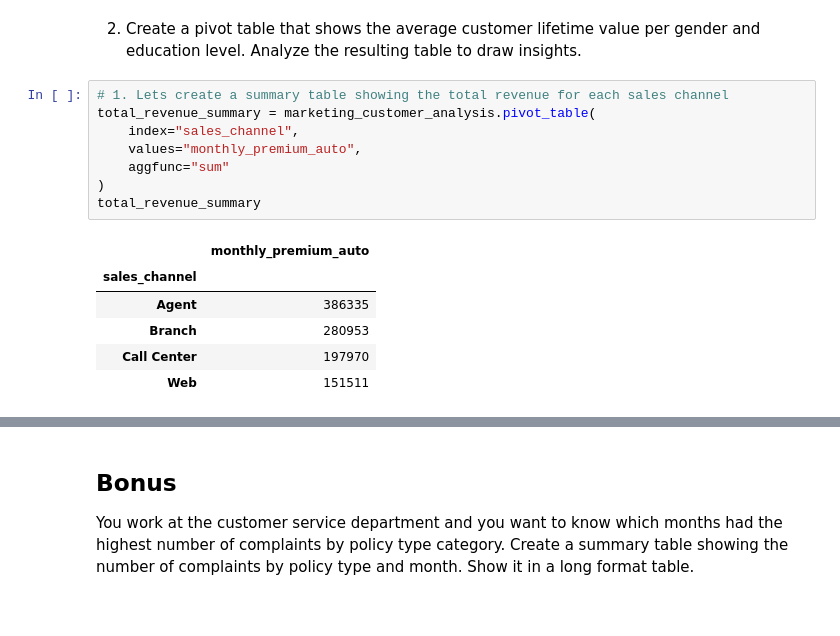
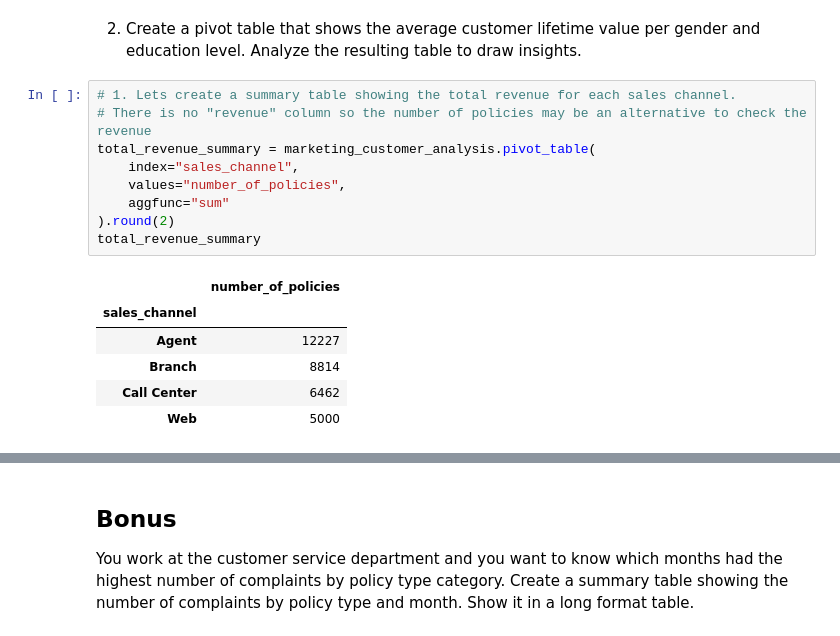
Before and after one commit to data-bootcamp-v4/lab-dw-data-structuring-and-combining, a Jupyter notebook: lab-dw-data-structuring-and-combining.ipynb, the cells around one changed output, grey strips where cells are left out. Saved outputs shown, nothing was run; the diff lists cells and outputs as text.

```diff
--- a/lab-dw-data-structuring-and-combining.ipynb
+++ b/lab-dw-data-structuring-and-combining.ipynb
@@ -508,20 +679,21 @@ Round the total revenue to 2 decimal points.  Analyze the resulting table to dra
 # %% [markdown]
 2. Create a pivot table that shows the average customer lifetime value per gender and education level. Analyze the resulting table to draw insights.
 # %%
-# 1. Lets create a summary table showing the total revenue for each sales channel
+# 1. Lets create a summary table showing the total revenue for each sales channel.
+# There is no "revenue" column so the number of policies may be an alternative to check the revenue
 total_revenue_summary = marketing_customer_analysis.pivot_table(
     index="sales_channel",
-    values="monthly_premium_auto",
+    values="number_of_policies",
     aggfunc="sum"
-)
+).round(2)
 total_revenue_summary
 # %% [output]
-|  | monthly_premium_auto |
+|  | number_of_policies |
 | sales_channel |  |
-| Agent | 386335 |
-| Branch | 280953 |
-| Call Center | 197970 |
-| Web | 151511 |
+| Agent | 12227 |
+| Branch | 8814 |
+| Call Center | 6462 |
+| Web | 5000 |
 # %%
 # 2. Lets create a pivot table showing the average customer lifetime value per gender and education level
 average_clv_gxe = marketing_customer_analysis.pivot_table(
```
Also changed, not shown: parts of 18 cells of this notebook.
